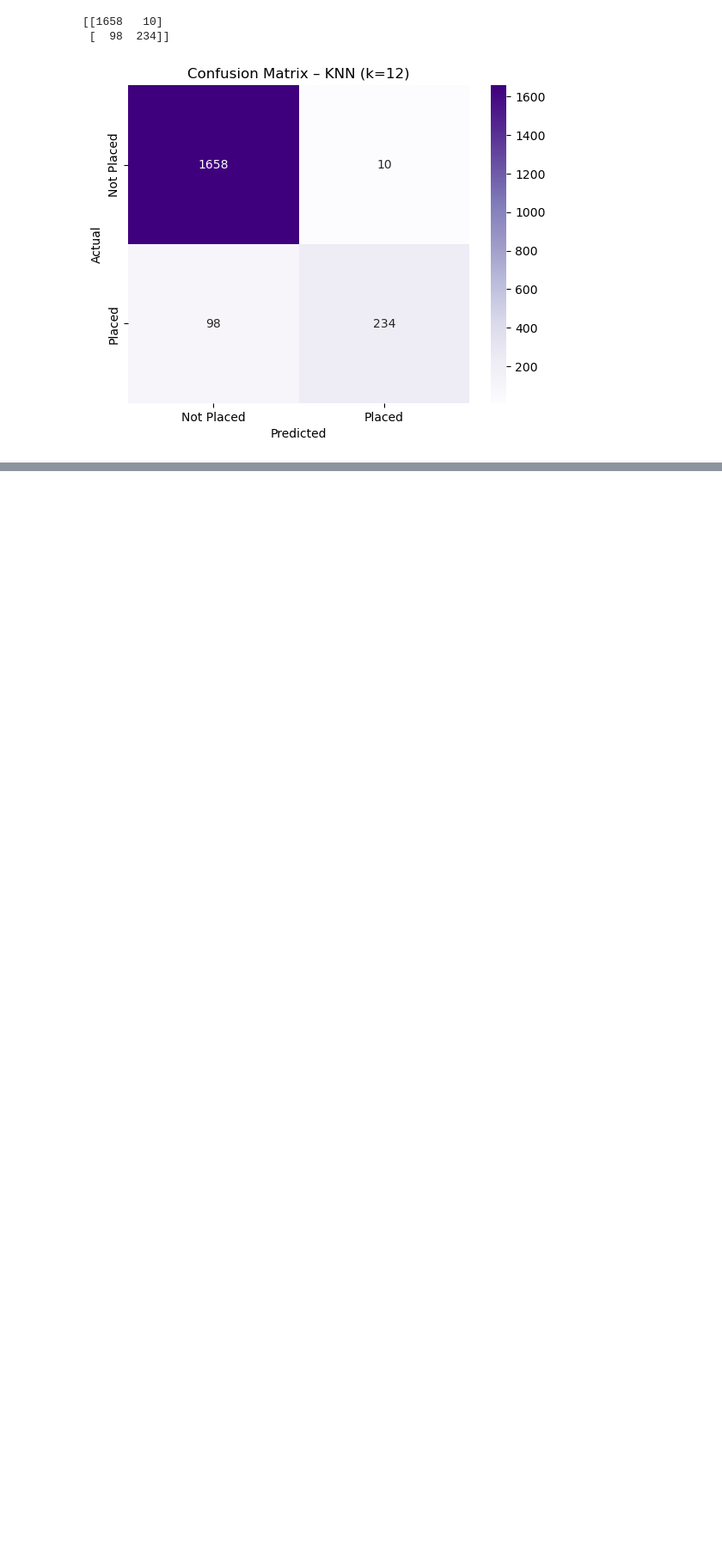
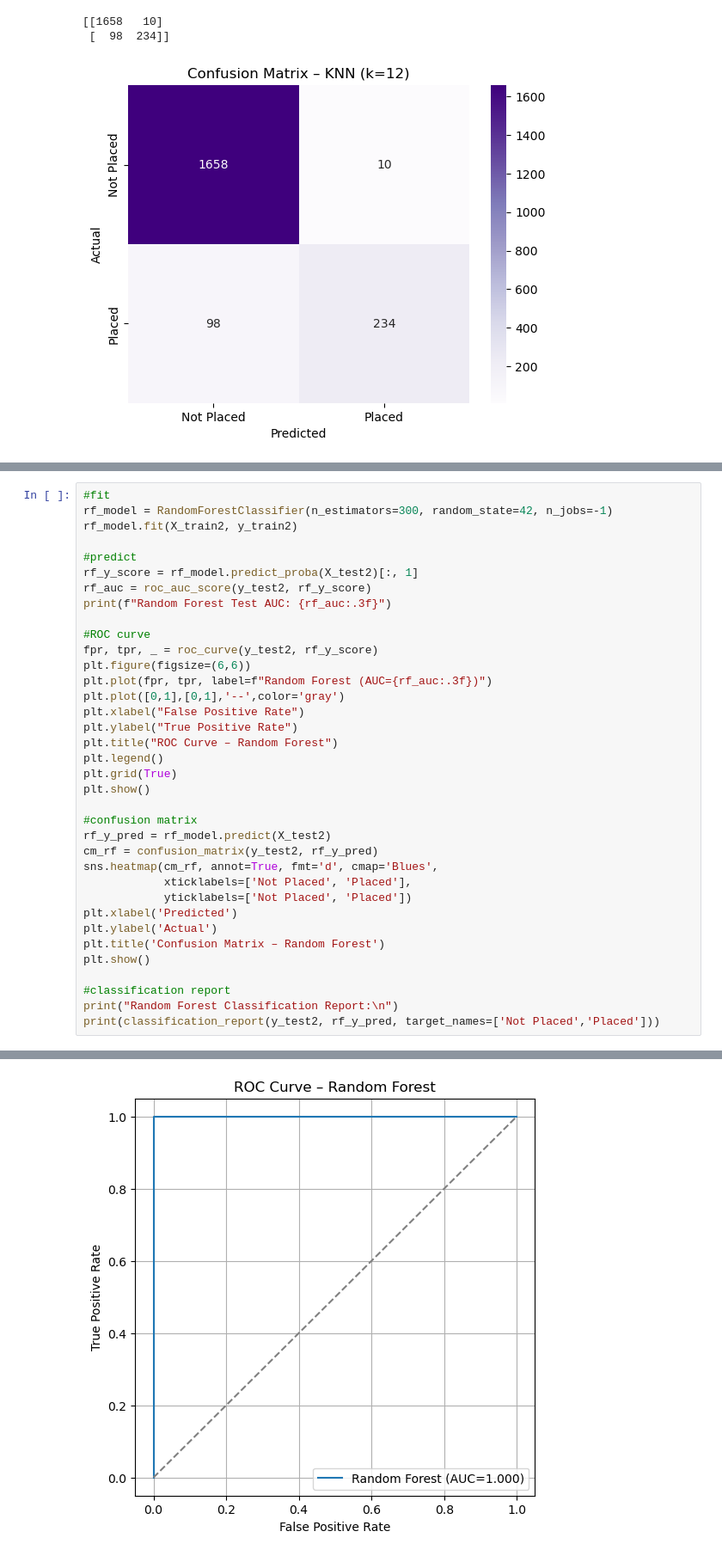
Before and after one commit to Kate-Zilla/Graduate-Employability, a Jupyter notebook: employability.ipynb, the cells around one changed output, grey strips where cells are left out. Shown: that part at 86% size. Cells and saved outputs as stored; diff of their text form; blank space fills up the shorter version.

```diff
--- a/employability.ipynb
+++ b/employability.ipynb
@@ -474,0 +482,37 @@ plt.show()
+# %%
+#fit
+rf_model = RandomForestClassifier(n_estimators=300, random_state=42, n_jobs=-1)
+rf_model.fit(X_train2, y_train2)
+
+#predict
+rf_y_score = rf_model.predict_proba(X_test2)[:, 1]
+rf_auc = roc_auc_score(y_test2, rf_y_score)
+print(f"Random Forest Test AUC: {rf_auc:.3f}")
+
+#ROC curve
+fpr, tpr, _ = roc_curve(y_test2, rf_y_score)
+plt.figure(figsize=(6,6))
+plt.plot(fpr, tpr, label=f"Random Forest (AUC={rf_auc:.3f})")
+plt.plot([0,1],[0,1],'--',color='gray')
+plt.xlabel("False Positive Rate")
+plt.ylabel("True Positive Rate")
+plt.title("ROC Curve – Random Forest")
+plt.legend()
+plt.grid(True)
+plt.show()
+
+#confusion matrix
+rf_y_pred = rf_model.predict(X_test2)
+cm_rf = confusion_matrix(y_test2, rf_y_pred)
+sns.heatmap(cm_rf, annot=True, fmt='d', cmap='Blues',
+            xticklabels=['Not Placed', 'Placed'],
+            yticklabels=['Not Placed', 'Placed'])
+plt.xlabel('Predicted')
+plt.ylabel('Actual')
+plt.title('Confusion Matrix – Random Forest')
+plt.show()
+
+#classification report
+print("Random Forest Classification Report:\n")
+print(classification_report(y_test2, rf_y_pred, target_names=['Not Placed','Placed']))
+# %% [output]
@@ -474,0 +520 @@ plt.show()
+[figure, added]
```
Also changed, not shown: parts of 10 cells of this notebook.
